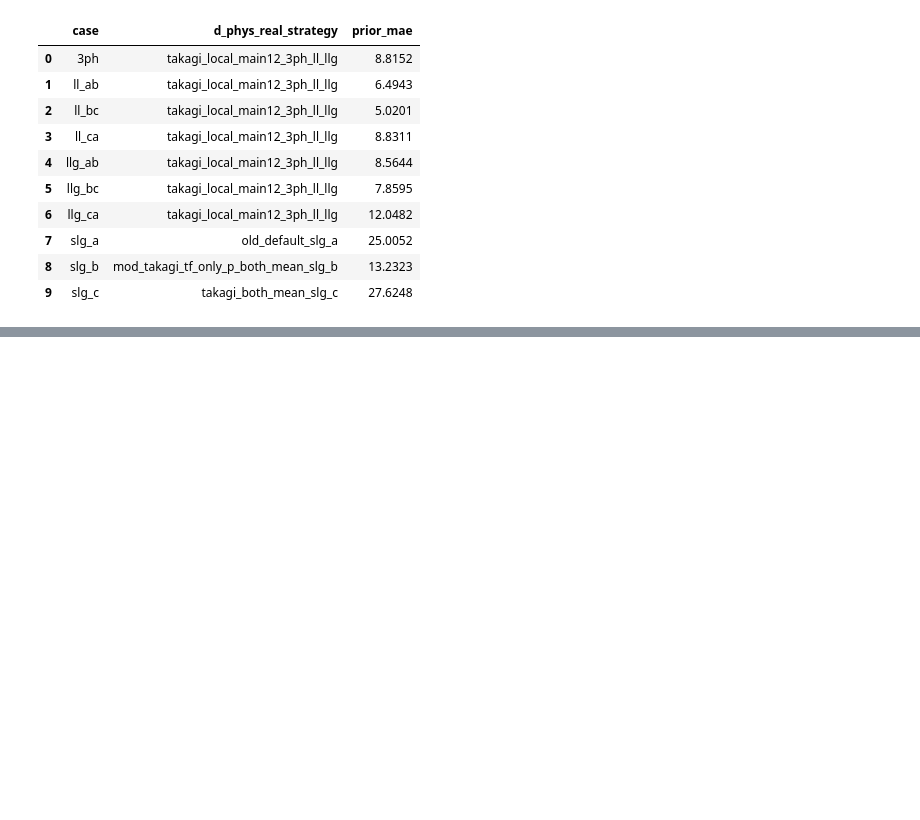
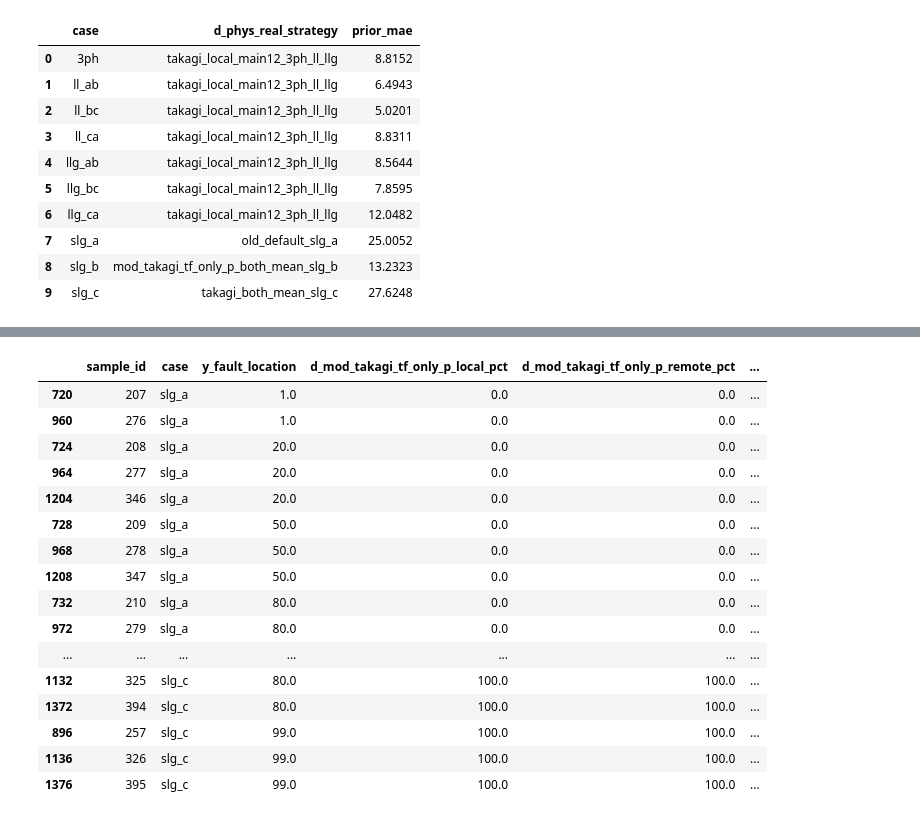
Before and after one commit to sagar-crypto/Masters_thesis_PR_LABS, a Jupyter notebook: EDA.ipynb, the cells around one changed output, grey strips where cells are left out. Saved outputs shown, nothing was run; the diff lists cells and outputs as text; code cells hidden in the pictures; blank space fills up the shorter version.

```diff
--- a/EDA.ipynb
+++ b/EDA.ipynb
@@ -5728,0 +6726,79 @@ Case-wise prior MAE:
+# %%
+from pathlib import Path
+import numpy as np
+import pandas as pd
+
+csv_path = Path(
+    "/home/vault/iwi5/iwi5305h/"
+    "kol_operator_features_hv_double_line_110kv_line_caseaware_mod_takagi_tf_only_prior_filled.csv"
+)
+
+line = "MainLn1-2A"
+
+df = pd.read_csv(csv_path, low_memory=False)
+
+diag = df.loc[
+    (df["y_fault_line"] == line)
+    & (df["status"] == "fault_start")
+].copy()
+
+diag = (
+    diag.sort_values(["sample_id", "window_idx"])
+    .drop_duplicates(subset=["sample_id"], keep="first")
+    .copy()
+)
+
+cols = [
+    "y_fault_location",
+    "d_mod_takagi_tf_only_p_local_pct",
+    "d_mod_takagi_tf_only_p_remote_pct",
+    "d_mod_takagi_tf_only_p_remote_flipped_pct",
+    "d_mod_takagi_tf_only_p_both_mean_pct",
+]
+
+for col in cols:
+    diag[col] = pd.to_numeric(diag[col], errors="coerce")
+
+diag["reconstructed_both_mean"] = 0.5 * (
+    diag["d_mod_takagi_tf_only_p_local_pct"]
+    + diag["d_mod_takagi_tf_only_p_remote_flipped_pct"]
+)
+
+diag["is_exact_50"] = np.isclose(
+    diag["d_mod_takagi_tf_only_p_both_mean_pct"],
+    50.0,
+    atol=1e-8,
+)
+
+print("Exact 50% modified-Takagi fused estimates by fault case:")
+display(
+    diag.loc[diag["is_exact_50"]]
+    .groupby("case", observed=True)
+    .agg(
+        n=("sample_id", "size"),
+        mean_true_distance=("y_fault_location", "mean"),
+        mean_local=("d_mod_takagi_tf_only_p_local_pct", "mean"),
+        mean_remote=("d_mod_takagi_tf_only_p_remote_pct", "mean"),
+        mean_remote_flipped=("d_mod_takagi_tf_only_p_remote_flipped_pct", "mean"),
+    )
+    .round(3)
+)
+
+print("\nAll samples with exact final estimate 50%:")
+display(
+    diag.loc[
+        diag["is_exact_50"],
+        [
+            "sample_id",
+            "case",
+            "y_fault_location",
+            "d_mod_takagi_tf_only_p_local_pct",
+            "d_mod_takagi_tf_only_p_remote_pct",
+            "d_mod_takagi_tf_only_p_remote_flipped_pct",
+            "d_mod_takagi_tf_only_p_both_mean_pct",
+            "reconstructed_both_mean",
+        ],
+    ]
+    .sort_values(["case", "y_fault_location"])
+)
+# %% [output]
@@ -5728,0 +6811,17 @@ Case-wise prior MAE:
+|  | sample_id | case | y_fault_location | d_mod_takagi_tf_only_p_local_pct | d_mod_takagi_tf_only_p_remote_pct | ... |
+| 720 | 207 | slg_a | 1.0 | 0.0 | 0.0 | ... |
+| 960 | 276 | slg_a | 1.0 | 0.0 | 0.0 | ... |
+| 724 | 208 | slg_a | 20.0 | 0.0 | 0.0 | ... |
+| 964 | 277 | slg_a | 20.0 | 0.0 | 0.0 | ... |
+| 1204 | 346 | slg_a | 20.0 | 0.0 | 0.0 | ... |
+| 728 | 209 | slg_a | 50.0 | 0.0 | 0.0 | ... |
+| 968 | 278 | slg_a | 50.0 | 0.0 | 0.0 | ... |
+| 1208 | 347 | slg_a | 50.0 | 0.0 | 0.0 | ... |
+| 732 | 210 | slg_a | 80.0 | 0.0 | 0.0 | ... |
+| 972 | 279 | slg_a | 80.0 | 0.0 | 0.0 | ... |
+| ... | ... | ... | ... | ... | ... | ... |
+| 1132 | 325 | slg_c | 80.0 | 100.0 | 100.0 | ... |
+| 1372 | 394 | slg_c | 80.0 | 100.0 | 100.0 | ... |
+| 896 | 257 | slg_c | 99.0 | 100.0 | 100.0 | ... |
+| 1136 | 326 | slg_c | 99.0 | 100.0 | 100.0 | ... |
+| 1376 | 395 | slg_c | 99.0 | 100.0 | 100.0 | ... |
```
Also changed, not shown: parts of 10 cells of this notebook, 9 other files.
